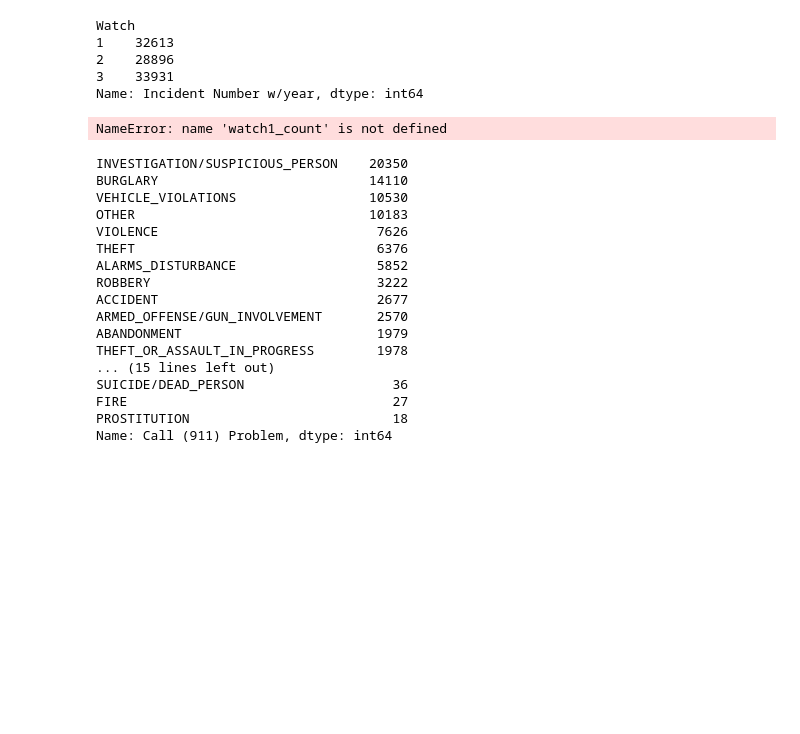
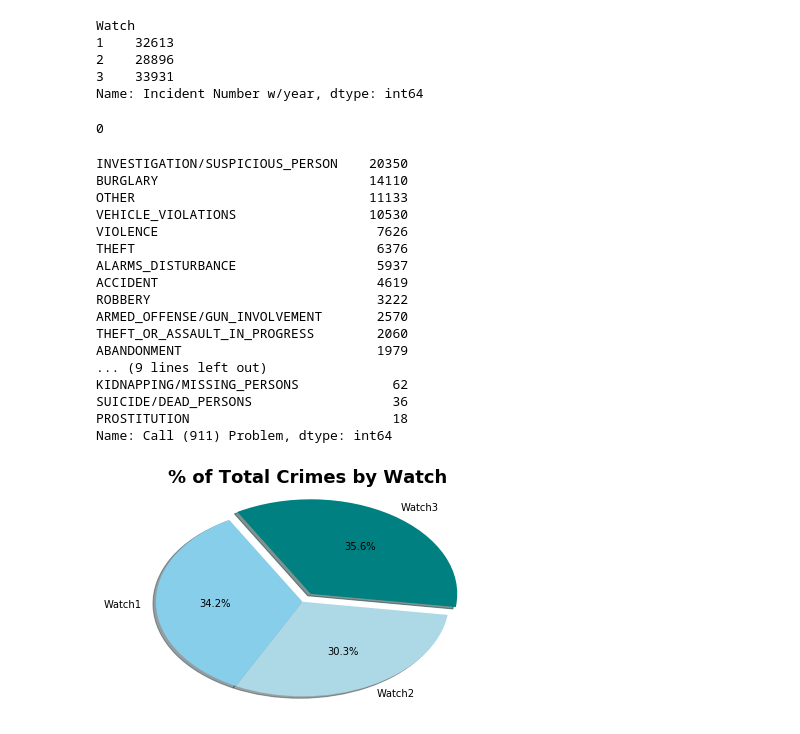
Before and after one commit to benjaminpodell/Project_1, a Jupyter notebook: groupb_beta.ipynb, the cells around one changed output. Saved outputs shown, nothing was run; the diff lists cells and outputs as text; code cells hidden in the pictures; blank space fills up the shorter version.

Commit message:
pie chart for watch added and pushed

```diff
--- a/groupb_beta.ipynb
+++ b/groupb_beta.ipynb
@@ -85,7 +86,7 @@ Name: Incident Number w/year, dtype: int64
 # Obtain the x and y coordinates for each of the three watch types
 
 watch1_df = police_df.loc[police_df['Watch'] == "1"]
-watch_count = watch1_df['Incident Number w/year'].count()
+watch1_count = watch1_df['Incident Number w/year'].count()
 watch1_count
 
 #then for each one you want to group by the city, then do the math (mean, sum, etc)
@@ -93,25 +94,25 @@ watch1_count
 #urb_fa = urban_cities["fare"].mean()
 #R.R.
 
-#plt.scatter(x=w_1, y=w1_yr, facecolor="yellow", edgecolor="black",alpha=.8, label="Watch One")
-#plt.scatter(x=w_2, y=w2_yr, facecolor="green", edgecolor="black",alpha=.8, label="Watch Two")
-#plt.scatter(x=w_3, y=w3_yr, facecolor="blue", edgecolor="black",alpha=.8, label="Watch Three")
+# plt.scatter(x=w_1, y=w1_yr, facecolor="yellow", edgecolor="black",alpha=.8, label="Watch One")
+# plt.scatter(x=w_2, y=w2_yr, facecolor="green", edgecolor="black",alpha=.8, label="Watch Two")
+# plt.scatter(x=w_3, y=w3_yr, facecolor="blue", edgecolor="black",alpha=.8, label="Watch Three")
 
 
-#plt.grid()
+# plt.grid()
 
 
-# Create a legend
-# Incorporate a text label regarding circle size
-#plt.title("Incidents Per Watch over Year")
-#plt.xlabel("Different Watches")
-#plt.ylabel("Number of Incidents")
-#plt.legend(loc="best")
+# #Create a legend
+# #Incorporate a text label regarding circle size
+# plt.title("Incidents Per Watch over Year")
+# plt.xlabel("Different Watches")
+# plt.ylabel("Number of Incidents")
+# plt.legend(loc="best")
 
 
 
-#####Do we want to incoporporate the "type" of incidetn as "s" value or maintain the two, because then a bar chart makes most sense for the particular up above data
+####Do we want to incoporporate the "type" of incidetn as "s" value or maintain the two, because then a bar chart makes most sense for the particular up above data
 # %% [output]
-NameError: name 'watch1_count' is not defined
+0
 # %%
 #pulling the type of "crime" that is being called in and the count to the type of crime
@@ -134,6 +135,7 @@ police_df['Call (911) Problem'] = police_df['Call (911) Problem'].replace(
     '6M - LOUD MUSIC DISTURBANCE': 'ALARMS_DISTURBANCE',
     "6X/01 WOMEN'S SHELTER DIST": 'ALARMS_DISTURBANCE',
     '22 - ANIMAL DISTURBANCE' : 'ALARMS_DISTURBANCE',
+    '12 - BURGLAR ALARM UNKNOWN' : 'ALARMS_DISTURBANCE',
     '15 - ASSIST OFFICER': 'ASSISTING_OFFICER',
     '15A - ASSIST OFFICER W/AMB': 'ASSISTING_OFFICER',
     '14 - STABBING, CUTTING': 'INJURY',
@@ -153,6 +155,7 @@ police_df['Call (911) Problem'] = police_df['Call (911) Problem'].replace(
     'PSE/11V - BURG MOTOR VEH' : 'BURGLARY',
     '18 - STRUCTURE FIRE' : 'FIRE',
     '18A - VEHICLE FIRE' : 'FIRE',
+    '**PD REQUESTED BY FIRE' : 'FIRE',
     'SIP - SLEEPING IN PUBLIC' : 'MINOR_OFFENSES',
     '06 - MINOR DISTURBANCE' : 'MINOR_OFFENSES',
     'PH - PANHANDLER' : 'MINOR_OFFENSES',
@@ -192,12 +195,13 @@ police_df['Call (911) Problem'] = police_df['Call (911) Problem'].replace(
     '41/25 - CRIMINAL ASLT -IN PROG' : 'THEFT_OR_ASSAULT_IN_PROGRESS',
     '41/31 - CRIM MIS/PROGRESS/FELO' : 'THEFT_OR_ASSAULT_IN_PROGRESS',
     '41/40 - OTHER - IN PROGRESS' : 'THEFT_OR_ASSAULT_IN_PROGRESS',
+    '25 - CRIMINAL ASSAULT' : 'THEFT_OR_ASSAULT_IN_PROGRESS',
     '42 - CHASE' : 'POLICE_CHASE',
     '42FP - FOOT PURSUIT' : 'POLICE_CHASE',
     '31/01 - CRIM MIS/PROG/NON FELO' : 'CRIMINAL_MISCONDUCT',
-    '30 - PRISONER' : 'PRISONER_RELATED',
-    '30/01 - ODO W/PRISONER' : 'PRISONER_RELATED',
-    '30D - PRISONER OTHER AGENCY' : 'PRISONER_RELATED',
+    '30 - PRISONER' : 'OTHER',
+    '30/01 - ODO W/PRISONER' : 'OTHER',
+    '30D - PRISONER OTHER AGENCY' : 'OTHER',
     '36/01 - ABAND CHILD CRITICAL' : 'ABANDONMENT',
     '24 - ABANDONED PROPERTY' : 'ABANDONMENT',
     '29 - OPEN BUILDING' : 'ABANDONMENT',
@@ -207,12 +211,14 @@ police_df['Call (911) Problem'] = police_df['Call (911) Problem'].replace(
     '04 - 911 HANG UP' : 'OTHER',
     'ODJ - OFF DUTY JOB' : 'OTHER',
     '40 - OTHER' : 'OTHER',
+    'WIC - WALK IN CASE #' : 'OTHER',
     '40/01 - OTHER' : 'OTHER',
     '76 - WARRANT SERVICE' : 'OTHER',
     'PSE/24 - LOST PROPERTY' : 'OTHER',
     '08 - INTOXICATED PERSON' : 'OTHER',
     '38 - MEET COMPLAINANT' : 'OTHER',
     '70 - ETS ACTIVATION' : 'OTHER',
+    '7X - MAJOR ACCIDENT' : 'ACCIDENT',
     '7CE - CITY EQUIPMENT ACCIDENT' : 'ACCIDENT',
     '7XCE - MAJOR ACC CITY EQUIP' : 'ACCIDENT',
     '7XF - MAJOR ACCIDENT FREEWAY' : 'ACCIDENT',
@@ -231,33 +237,41 @@ police_df['Call (911) Problem'] = police_df['Call (911) Problem'].replace(
     '31 - CRIMINAL MISCHIEF' : 'INVESTIGATION/SUSPICIOUS_PERSON',
     '13 - PROWLER' : 'INVESTIGATION/SUSPICIOUS_PERSON',
     '32 - SUSPICIOUS PERSON' : 'INVESTIGATION/SUSPICIOUS_PERSON',
-    '34 - SUICIDE' : 'SUICIDE/DEAD_PERSON',
-    '27 - DEAD PERSON' : 'SUICIDE/DEAD_PERSON',
+    '34 - SUICIDE' : 'SUICIDE/DEAD_PERSONS',
+    '27 - DEAD PERSON' : 'SUICIDE/DEAD_PERSONS',
     '46 - CIT' : 'CRISIS_INTERVENTION',
     '46A - CIT W/AMBULANCE' : 'CRISIS_INTERVENTION',
     '44 - PERSON IN DANGER HIGH WTR' : 'CRISIS_INTERVENTION',
     '34 - SUICIDE' : 'CRISIS_INTERVENTION', })
-police_df['Call (911) Problem'].value_counts()
-
-
-
-
-police_df['Call (911) Problem'].value_counts()
+calls = police_df['Call (911) Problem'].value_counts()
+calls
 # %% [output]
 INVESTIGATION/SUSPICIOUS_PERSON    20350
 BURGLARY                           14110
+OTHER                              11133
 VEHICLE_VIOLATIONS                 10530
-OTHER                              10183
 VIOLENCE                            7626
 THEFT                               6376
-ALARMS_DISTURBANCE                  5852
+ALARMS_DISTURBANCE                  5937
+ACCIDENT                            4619
 ROBBERY                             3222
-ACCIDENT                            2677
 ARMED_OFFENSE/GUN_INVOLVEMENT       2570
+THEFT_OR_ASSAULT_IN_PROGRESS        2060
 ABANDONMENT                         1979
-THEFT_OR_ASSAULT_IN_PROGRESS        1978
-... (15 lines left out)
-SUICIDE/DEAD_PERSON                   36
-FIRE                                  27
+... (9 lines left out)
+KIDNAPPING/MISSING_PERSONS            62
+SUICIDE/DEAD_PERSONS                  36
 PROSTITUTION                          18
 Name: Call (911) Problem, dtype: int64
+# %%
+total_crimes_by_watch= police_df.groupby('Watch')['Incident Number w/year'].count()
+type_labels = 'Watch1', 'Watch2', 'Watch3'
+colors = ['skyblue', 'lightblue', 'teal']
+explode = [.00,.00,.1]
+plt.pie(total_crimes_by_watch, labels= type_labels, colors= colors,
+autopct='%1.1f%%', shadow=True, explode=explode, startangle=120)
+plt.title('% of Total Crimes by Watch', fontsize = 18, fontweight='bold')
+plt.axis('auto')
+plt.show()
+# %% [output]
+[figure, added]
```
Also changed, not shown: parts of 2 cells of this notebook.
